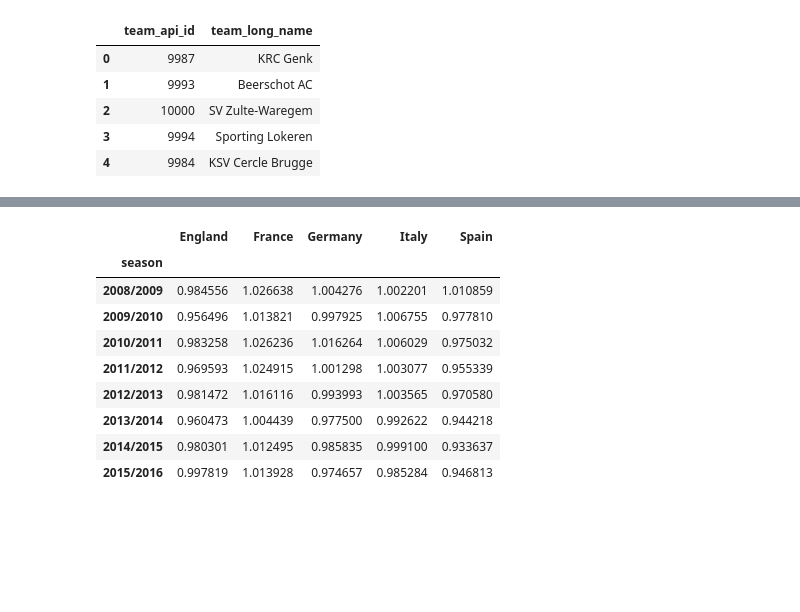
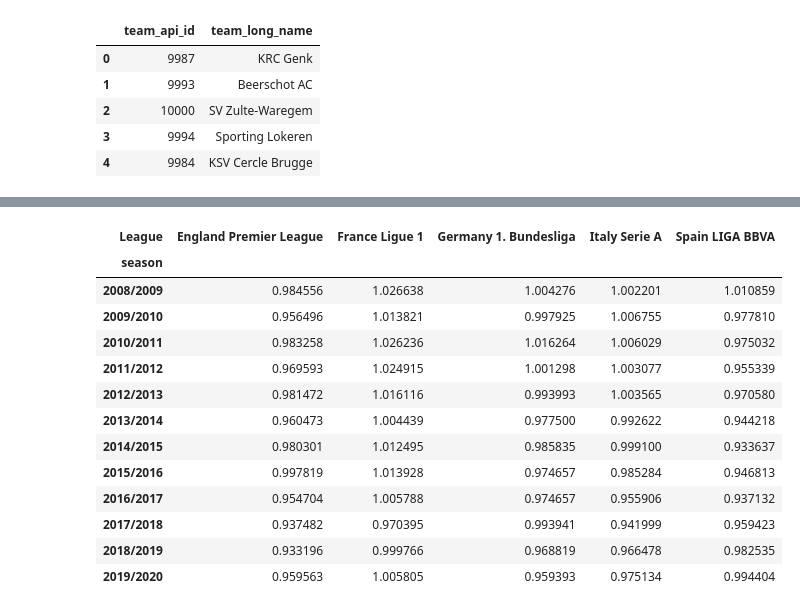
Before and after one commit to jartigag/football-entropy, a Jupyter notebook: notebooks/1.1-jartigag-visualize-leagues-and-teams-predictability.ipynb, the cells around one changed output, grey strips where cells are left out. Saved outputs shown, nothing was run; the diff lists cells and outputs as text; code cells hidden in the pictures; blank space fills up the shorter version.

```diff
--- a/notebooks/1.1-jartigag-visualize-leagues-and-teams-predictability.ipynb
+++ b/notebooks/1.1-jartigag-visualize-leagues-and-teams-predictability.ipynb
@@ -56,6 +64,7 @@ leagues = countries.merge(leagues,on='id',suffixes=('', '_y'))
 # %%
 #select relevant fields
 matches = matches[matches.league_id.isin(leagues.id)]
-matches = matches[['id', 'country_id' ,'league_id', 'season', 'stage', 'date','match_api_id', 'home_team_api_id', 'away_team_api_id','B365H', 'B365D' ,'B365A']]
+matches = matches[['league_id', 'season', 'date', 'home_team_api_id', 'away_team_api_id', 'B365H', 'B365D' ,'B365A']]
+matches['League'] = matches.league_id.map(leagues.set_index('id')['name_y'])
 matches.head()
 # %% [output]
@@ -90,11 +99,10 @@ matches.head()
 # %%
 #compute mean entropy for every league in every season
-entropy_means = matches.groupby(['season','league_id']).entropy.mean()
-entropy_means = entropy_means.reset_index().pivot(index='season', columns='league_id', values='entropy')
-entropy_means.columns = [leagues[leagues.id==x].name.values[0] for x in entropy_means.columns]
-entropy_means.head(10)
+entropy_means = matches.groupby(['season','League']).entropy.mean()
+entropy_means = entropy_means.reset_index().pivot(index='season', columns='League', values='entropy')
+entropy_means.head(12)
 # %% [output]
-|  | England | France | Germany | Italy | Spain |
+| League | England Premier League | France Ligue 1 | Germany 1. Bundesliga | Italy Serie A | Spain LIGA BBVA |
 | season |  |  |  |  |  |
 | 2008/2009 | 0.984556 | 1.026638 | 1.004276 | 1.002201 | 1.010859 |
 | 2009/2010 | 0.956496 | 1.013821 | 0.997925 | 1.006755 | 0.977810 |
@@ -104,6 +112,10 @@ entropy_means.head(10)
 | 2013/2014 | 0.960473 | 1.004439 | 0.977500 | 0.992622 | 0.944218 |
 | 2014/2015 | 0.980301 | 1.012495 | 0.985835 | 0.999100 | 0.933637 |
 | 2015/2016 | 0.997819 | 1.013928 | 0.974657 | 0.985284 | 0.946813 |
+| 2016/2017 | 0.954704 | 1.005788 | 0.974657 | 0.955906 | 0.937132 |
+| 2017/2018 | 0.937482 | 0.970395 | 0.993941 | 0.941999 | 0.959423 |
+| 2018/2019 | 0.933196 | 0.999766 | 0.968819 | 0.966478 | 0.982535 |
+| 2019/2020 | 0.959563 | 1.005805 | 0.959393 | 0.975134 | 0.994404 |
 # %%
 #plot graph
 ax = entropy_means.plot(figsize=(12,8),marker='o')
```
Also changed, not shown: parts of 6 cells of this notebook, 7 other files.
